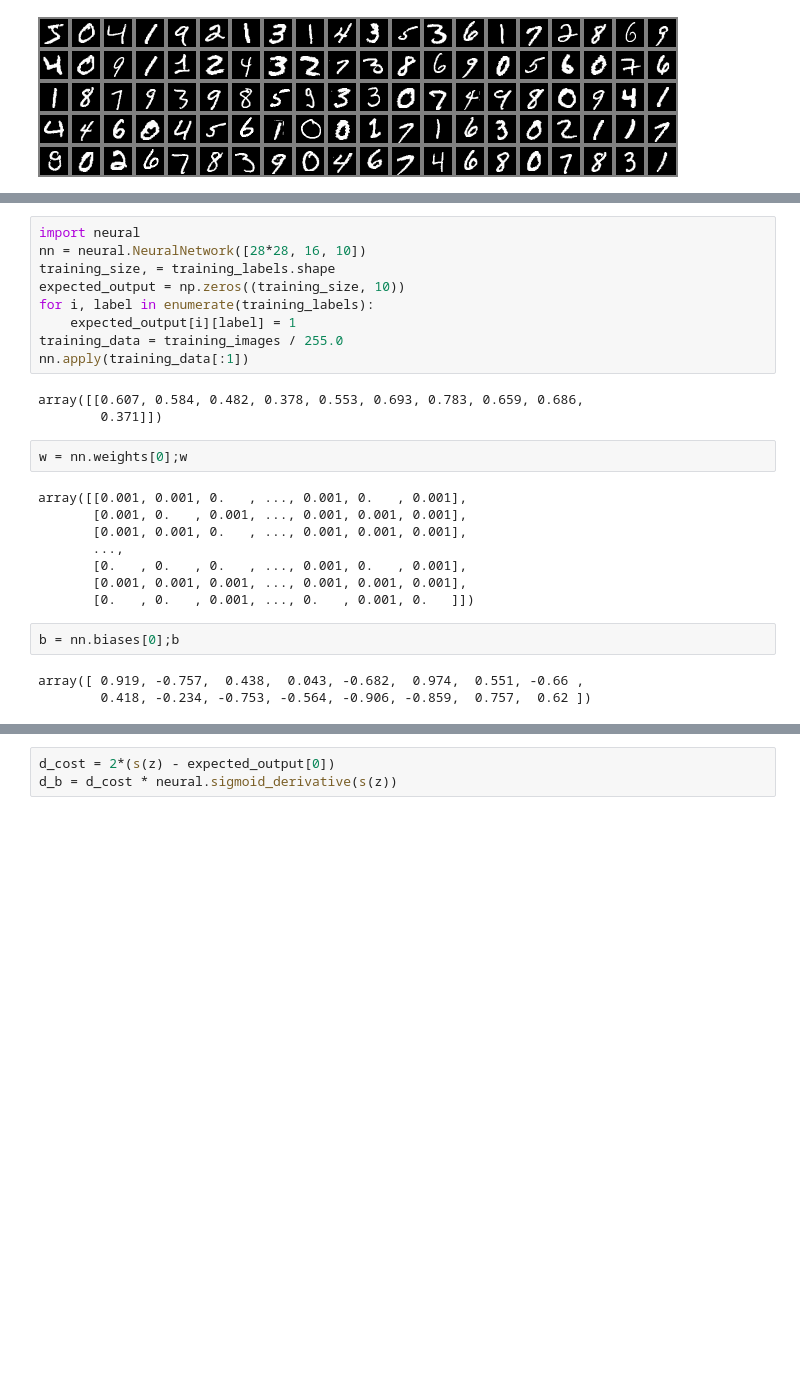
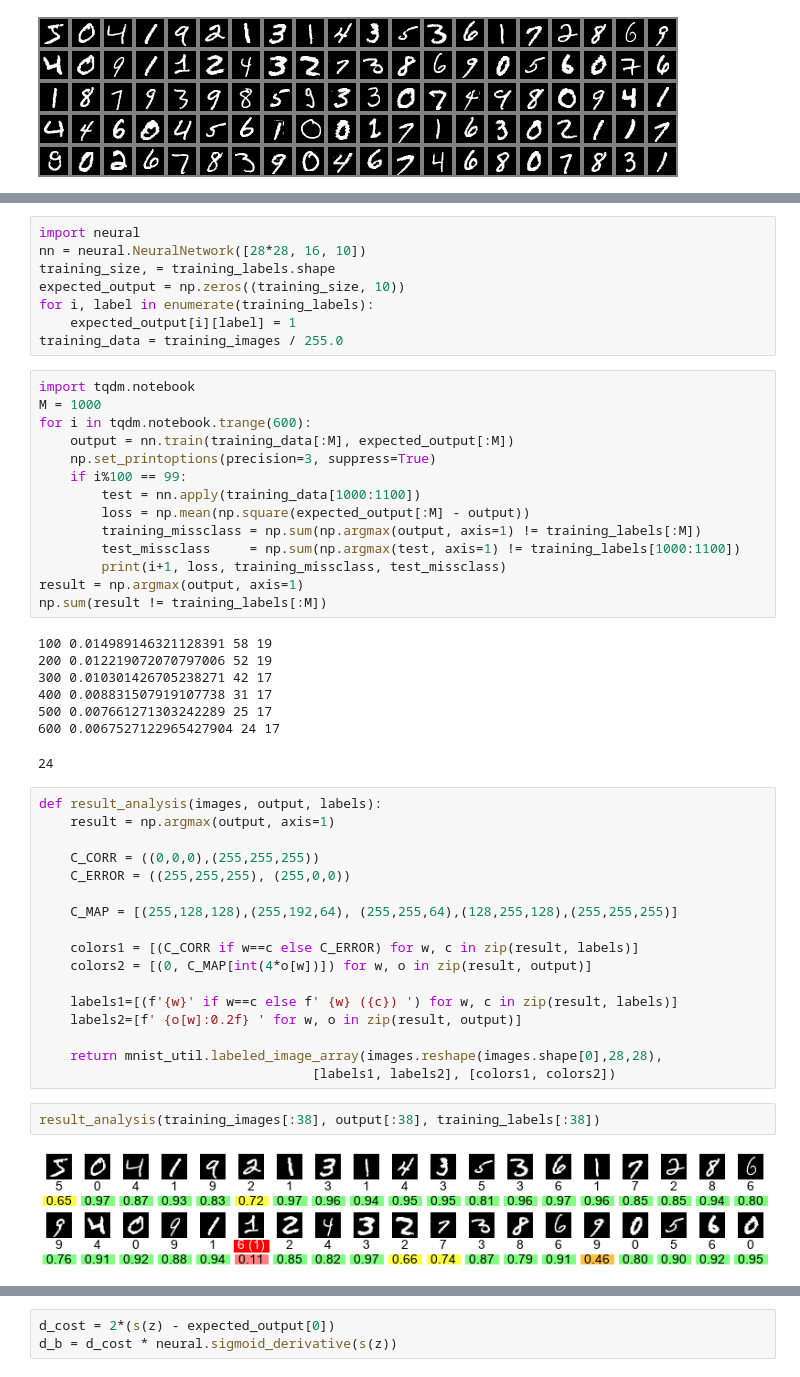
Before and after one commit to leovt/neural, a Jupyter notebook: Neural Network for MNIST.ipynb, the cells around one changed output, grey strips where cells are left out. Saved outputs shown, nothing was run; the diff lists cells and outputs as text; blank space fills up the shorter version.

```diff
--- a/Neural Network for MNIST.ipynb
+++ b/Neural Network for MNIST.ipynb
@@ -34,22 +47,46 @@ expected_output = np.zeros((training_size, 10))
 for i, label in enumerate(training_labels):
     expected_output[i][label] = 1
 training_data = training_images / 255.0
-nn.apply(training_data[:1])
-# %% [output]
-array([[0.607, 0.584, 0.482, 0.378, 0.553, 0.693, 0.783, 0.659, 0.686,
-        0.371]])
-# %%
-w = nn.weights[0];w
-# %% [output]
-array([[0.001, 0.001, 0.   , ..., 0.001, 0.   , 0.001],
-       [0.001, 0.   , 0.001, ..., 0.001, 0.001, 0.001],
-       [0.001, 0.001, 0.   , ..., 0.001, 0.001, 0.001],
-       ...,
-       [0.   , 0.   , 0.   , ..., 0.001, 0.   , 0.001],
-       [0.001, 0.001, 0.001, ..., 0.001, 0.001, 0.001],
-       [0.   , 0.   , 0.001, ..., 0.   , 0.001, 0.   ]])
-# %%
-b = nn.biases[0];b
-# %% [output]
-array([ 0.919, -0.757,  0.438,  0.043, -0.682,  0.974,  0.551, -0.66 ,
-        0.418, -0.234, -0.753, -0.564, -0.906, -0.859,  0.757,  0.62 ])
+# %%
+import tqdm.notebook
+M = 1000
+for i in tqdm.notebook.trange(600):
+    output = nn.train(training_data[:M], expected_output[:M])
+    np.set_printoptions(precision=3, suppress=True)
+    if i%100 == 99:
+        test = nn.apply(training_data[1000:1100])
+        loss = np.mean(np.square(expected_output[:M] - output))
+        training_missclass = np.sum(np.argmax(output, axis=1) != training_labels[:M])
+        test_missclass     = np.sum(np.argmax(test, axis=1) != training_labels[1000:1100])
+        print(i+1, loss, training_missclass, test_missclass)
+result = np.argmax(output, axis=1)
+np.sum(result != training_labels[:M])
+# %% [output]
+100 0.014989146321128391 58 19
+200 0.012219072070797006 52 19
+300 0.010301426705238271 42 17
+400 0.008831507919107738 31 17
+500 0.007661271303242289 25 17
+600 0.0067527122965427904 24 17
+24
+# %%
+def result_analysis(images, output, labels):
+    result = np.argmax(output, axis=1)
+
+    C_CORR = ((0,0,0),(255,255,255))
+    C_ERROR = ((255,255,255), (255,0,0))
+
+    C_MAP = [(255,128,128),(255,192,64), (255,255,64),(128,255,128),(255,255,255)]
+
+    colors1 = [(C_CORR if w==c else C_ERROR) for w, c in zip(result, labels)]
+    colors2 = [(0, C_MAP[int(4*o[w])]) for w, o in zip(result, output)]
+
+    labels1=[(f'{w}' if w==c else f' {w} ({c}) ') for w, c in zip(result, labels)]
+    labels2=[f' {o[w]:0.2f} ' for w, o in zip(result, output)]
+
+    return mnist_util.labeled_image_array(images.reshape(images.shape[0],28,28),
+                                   [labels1, labels2], [colors1, colors2])
+# %%
+result_analysis(training_images[:38], output[:38], training_labels[:38])
+# %% [output]
+[figure, added]
```
Also changed, not shown: parts of 31 cells of this notebook.
